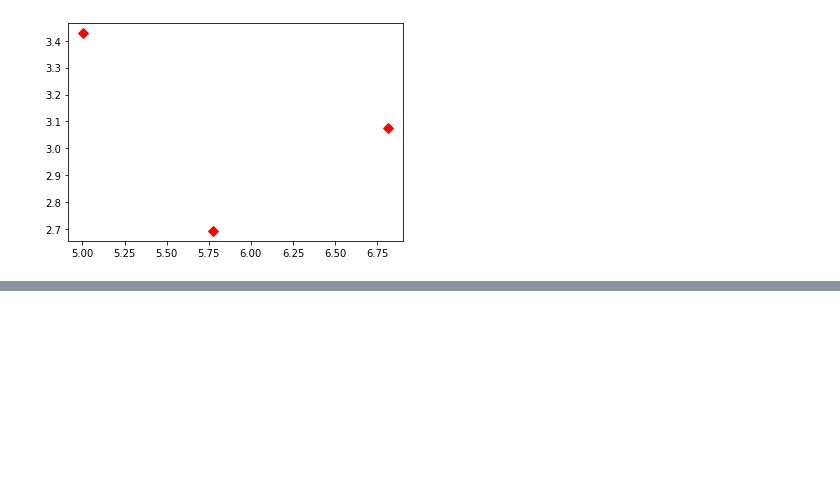
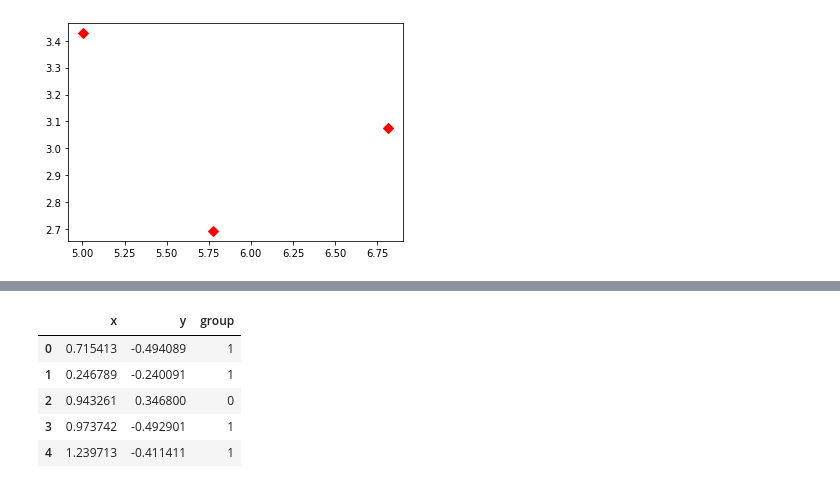
Before and after one commit to lmyourGenie/MachineLearning_Study, a Jupyter notebook: basic_concept/군집 Clustering.ipynb, the cells around one changed output, grey strips where cells are left out. Saved outputs shown, nothing was run; the diff lists cells and outputs as text; code cells hidden in the pictures; blank space fills up the shorter version.

```diff
--- a/basic_concept/군집 Clustering.ipynb
+++ b/basic_concept/군집 Clustering.ipynb
@@ -81,0 +108,16 @@ __밀도 있게 연결돼 있는__ 데이터 집합은 동일한 클러스터라
+# %%
+#two_moon 데이터 셋
+from sklearn.datasets import make_moons
+import pandas as pd
+X, y = make_moons(n_samples=300, noise=0.05, random_state=0)
+
+df = pd.DataFrame(X, columns=["x", "y"])
+df["group"] = y
+df[:5]
+# %% [output]
+|  | x | y | group |
+| 0 | 0.715413 | -0.494089 | 1 |
+| 1 | 0.246789 | -0.240091 | 1 |
+| 2 | 0.943261 | 0.346800 | 0 |
+| 3 | 0.973742 | -0.492901 | 1 |
+| 4 | 1.239713 | -0.411411 | 1 |
```
Also changed, not shown: parts of 13 cells of this notebook.
